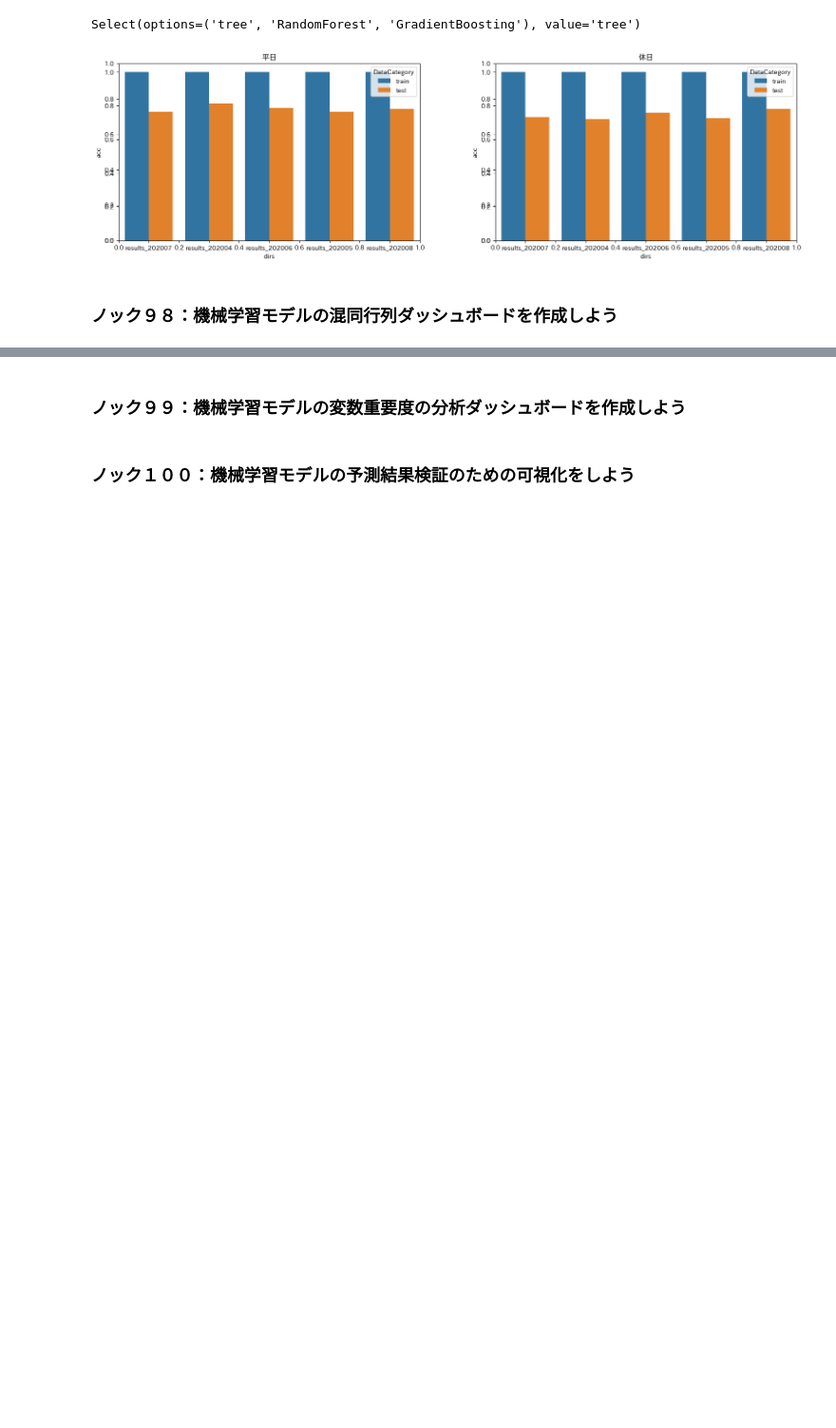
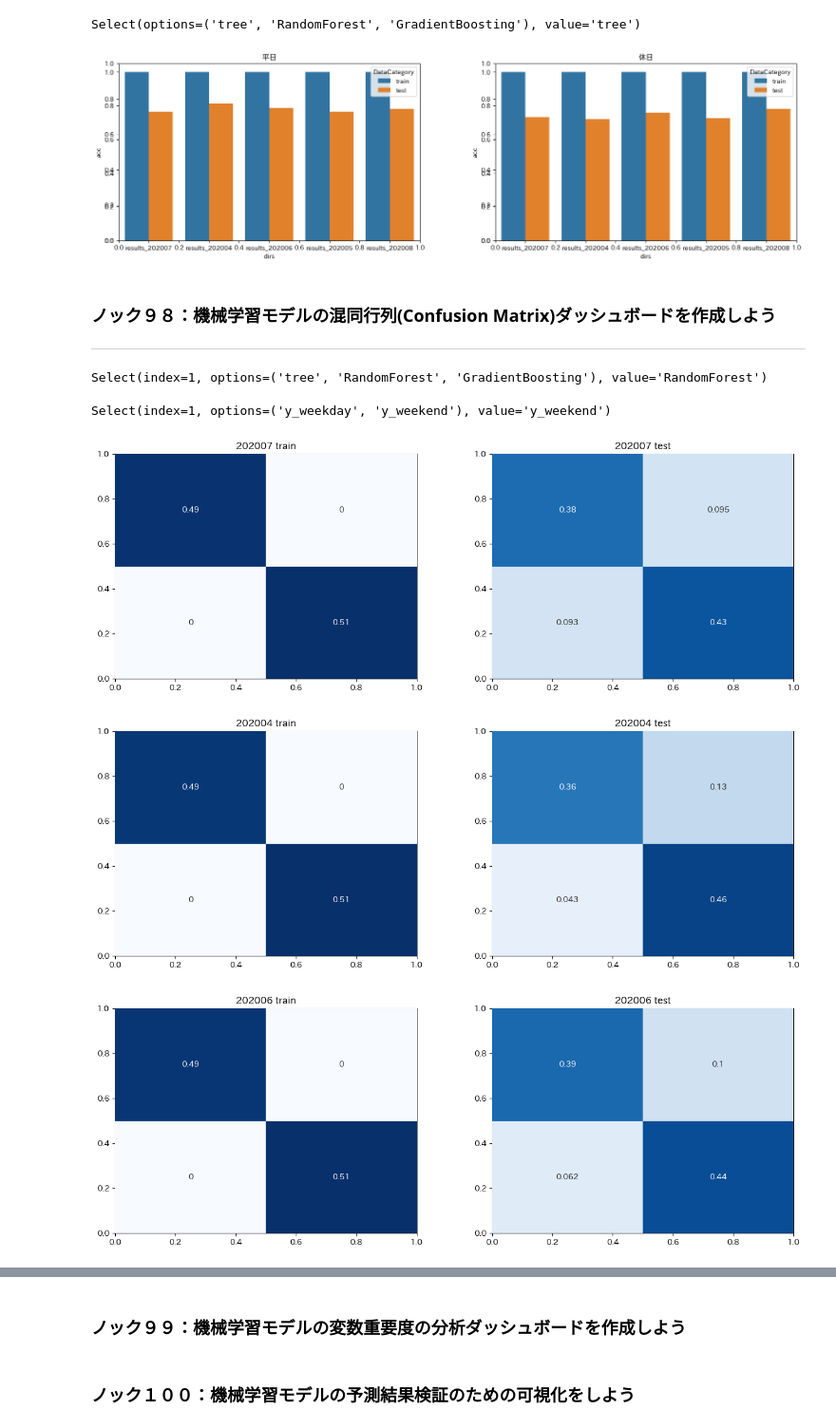
Before and after one commit to HayateSato/Pra, a Jupyter notebook: 10章_機械学習システムのダッシュボードを作成する１０本ノック.ipynb, the cells around one changed output, grey strips where cells are left out. Shown: that part at 95% size. Saved outputs shown, nothing was run; the diff lists cells and outputs as text; code cells hidden in the pictures; blank space fills up the shorter version.

Commit message:
Adding Confusion matrix

```diff
--- a/10章_機械学習システムのダッシュボードを作成する１０本ノック.ipynb
+++ b/10章_機械学習システムのダッシュボードを作成する１０本ノック.ipynb
@@ -276,5 +276,64 @@ display(select1_97)
 # %% [output]
 Select(options=('tree', 'RandomForest', 'GradientBoosting'), value='tree')
 [figure]
-# %% [markdown]
-### ノック９８：機械学習モデルの混同行列ダッシュボードを作成しよう
+# %% [markdown]
+### ノック９８：機械学習モデルの混同行列(Confusion Matrix)ダッシュボードを作成しよう
+
+---
+# %%
+opt1 = ''
+opt2 = ''
+
+def s1_update_98(val):
+    global opt1
+    opt1 = val['new']
+    graph_98()
+
+def s2_update_98(val):
+    global opt2
+    opt2 = val['new']
+    graph_98()
+
+def graph_98():
+    clear_output()
+    display(select1_98, select2_98)
+
+    for i, ym in enumerate(score_all['year_month'].unique()):
+        fig, (ax1, ax2) = plt.subplots(1, 2, figsize=(15,5))
+        plt.subplots_adjust(wspace=0.25, hspace=0.6)
+
+        tmp = score_all.loc[(score_all['model_name']==opt1) & (score_all['model_target']==opt2) &
+                            (score_all['DataCategory']=='train') & (score_all['year_month']==ym)]
+        if len(tmp) == 1:
+            maxcnt = tmp["tp"].values[0] + tmp["fn"].values[0] + tmp["fp"].values[0] + tmp["tn"].values[0]
+            cm = [[tmp['tp'].values[0]/maxcnt, tmp['fn'].values[0]/maxcnt], [tmp['fp'].values[0]/maxcnt, tmp['tn'].values[0]/maxcnt]]
+            ax1 = fig.add_subplot(1, 2, 1)
+            sns.heatmap(cm, vmax=0.5, vmin=0, cmap='Blues', annot=True, xticklabels=False, yticklabels=False, cbar=False)
+            ax1.set_title(f'{ym} train')
+
+        tmp = score_all.loc[(score_all['model_name']==opt1) & (score_all['model_target']==opt2) &
+                            (score_all['DataCategory']=='test') & (score_all['year_month']==ym)]
+        if len(tmp) == 1:
+            maxcnt = tmp["tp"].values[0] + tmp["fn"].values[0] + tmp["fp"].values[0] + tmp["tn"].values[0]
+            cm = [[tmp['tp'].values[0]/maxcnt, tmp['fn'].values[0]/maxcnt], [tmp['fp'].values[0]/maxcnt, tmp['tn'].values[0]/maxcnt]]
+            ax2 = fig.add_subplot(1, 2, 2)
+            sns.heatmap(cm, vmax=0.5, vmin=0, cmap='Blues', annot=True, xticklabels=False, yticklabels=False, cbar=False)
+            ax2.set_title(f'{ym} test')
+
+
+s1_option_98 = score_all['model_name'].unique()
+s2_option_98 = score_all['model_target'].unique()
+
+select1_98 = Select(options=s1_option_98)
+select1_98.observe(s1_update_98, names='value')
+
+select2_98 = Select(options=s2_option_98)
+select2_98.observe(s2_update_98, names='value')
+
+display(select1_98, select2_98)
+# %% [output]
+Select(index=1, options=('tree', 'RandomForest', 'GradientBoosting'), value='RandomForest')
+Select(index=1, options=('y_weekday', 'y_weekend'), value='y_weekend')
+[figure, added]
+[figure, added]
+[figure, added]
```
Also changed, not shown: parts of 1 cell of this notebook.
